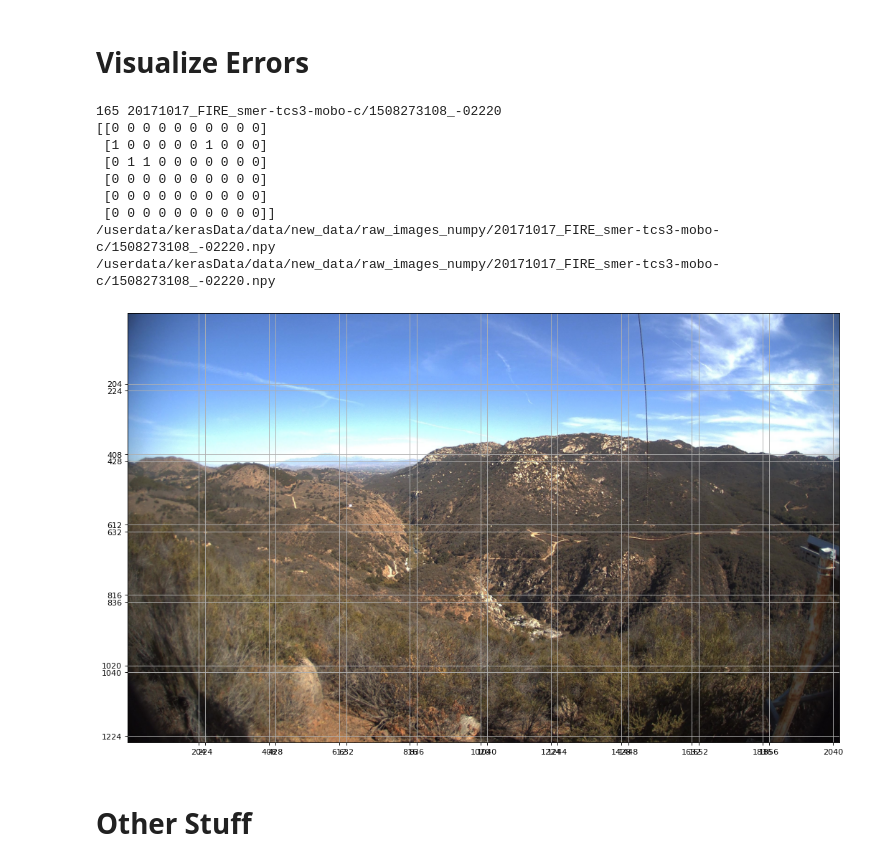
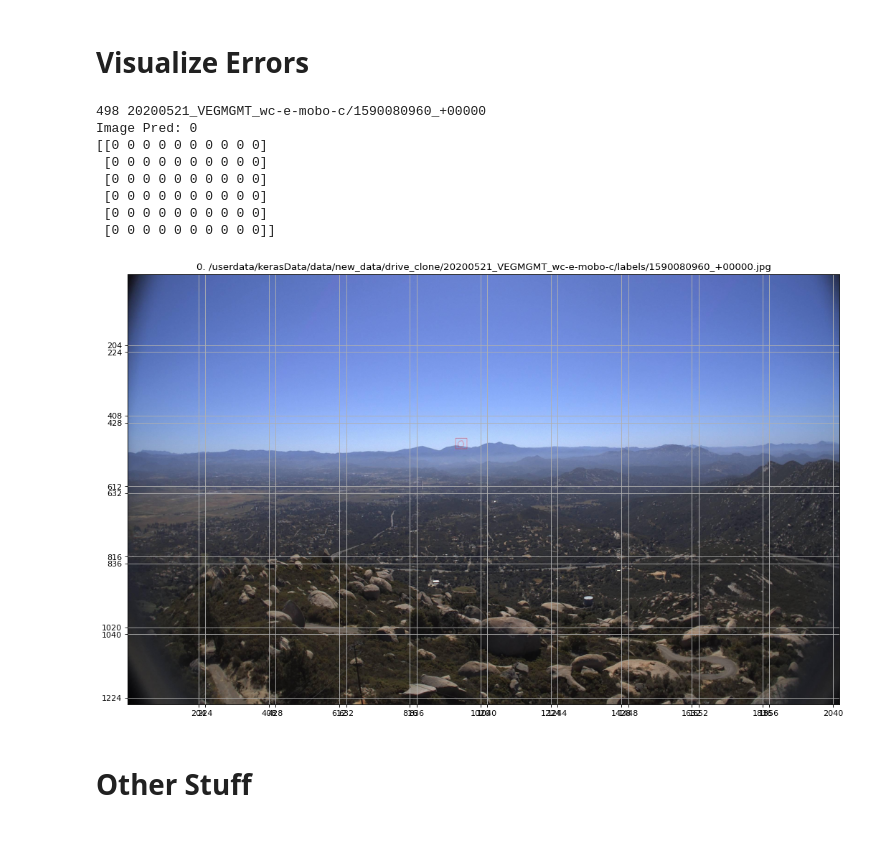
Before and after one commit to shreyasar2202/smoke-detection-smokeynet, a Jupyter notebook: visual_analysis.ipynb, the cells around one changed output. Saved outputs shown, nothing was run; the diff lists cells and outputs as text; code cells hidden in the pictures; blank space fills up the shorter version.

```diff
--- a/visual_analysis.ipynb
+++ b/visual_analysis.ipynb
@@ -112,59 +112,61 @@ def display_raw_labels(filename):
 # %% [markdown]
 # Visualize Errors
 # %%
-results_path = '/userdata/kerasData/src/pytorch-lightning-smoke-detection/lightning_logs/MobileNet_DeiT_LinearOutputs_ImagePreds/version_0/'
+results_path = '/userdata/kerasData/src/pytorch-lightning-smoke-detection/lightning_logs/MobileNet_LSTM_DeiT/version_0/'
 image_preds = np.loadtxt(results_path+'image_preds.csv', delimiter=',', dtype=str)
 
 
 for j, (image, image_pred) in enumerate(image_preds):
-    if j < 130: continue
+    if j < 460: continue
 
     # Skip correct image predictions
-    if int(image_pred) == util_fns.get_ground_truth_label(image): continue
+#     if int(image_pred) == util_fns.get_ground_truth_label(image): continue
+    # False Positives only
+#     if int(image_pred) != 1 or util_fns.get_ground_truth_label(image) != 0: continue
     # False Negatives only
-#     if int(image_pred) != 1 or util_fns.get_ground_truth_label(image) != 0: continue
-    # False Positives only
-#     if int(image_pred) != 0 or util_fns.get_ground_truth_label(image) != 1: continue
+    if int(image_pred) != 0 or util_fns.get_ground_truth_label(image) != 1: continue
+
+#     if (int(preds.sum()) > 0 and int(image_pred) > 0) or (int(preds.sum()) == 0 and int(image_pred) == 0): continue
 
     print(j, image)
+    print("Image Pred:", int(image_pred))
 
     # Save path variables
-    processed_path = processed_data_path+image+'.npy'
+    image_path = raw_data_path+image+'.jpg'
     label_path = labels_path+image+'.npy'
     label_image_path = raw_labels_path+util_fns.get_fire_name(image)+'/labels/'+util_fns.get_only_image_name(image)+'.jpg'
     tile_preds_path = results_path+'tile_preds/'+image+'.npy'
 
     # Load preds
     preds = np.load(tile_preds_path).reshape((num_tiles_height,num_tiles_width))
     print(preds)
 
     # Load gt labels (if not 0s)
     if Path(label_path).exists():
         labels = np.load(label_path)
         labels = cv2.resize(labels, (resize_dimensions[1],resize_dimensions[0]))[-crop_height:]
         labels = util_fns.tile_labels(labels, num_tiles_height, num_tiles_width, resize_dimensions, tile_dimensions, tile_overlap)
         labels = labels.sum((1,2))
         labels = labels.reshape((num_tiles_height,num_tiles_width))
         print(labels)
 
     # Load image
     if Path(label_image_path).exists():
         display_image(label_image_path)
-    elif Path(processed_path).exists():
-        display_image(processed_path)
+    elif Path(image_path).exists():
+        display_image(image_path)
 
     break
 # %% [output]
-165 20171017_FIRE_smer-tcs3-mobo-c/1508273108_-02220
+498 20200521_VEGMGMT_wc-e-mobo-c/1590080960_+00000
+Image Pred: 0
 [[0 0 0 0 0 0 0 0 0 0]
- [1 0 0 0 0 0 1 0 0 0]
- [0 1 1 0 0 0 0 0 0 0]
+ [0 0 0 0 0 0 0 0 0 0]
+ [0 0 0 0 0 0 0 0 0 0]
  [0 0 0 0 0 0 0 0 0 0]
  [0 0 0 0 0 0 0 0 0 0]
  [0 0 0 0 0 0 0 0 0 0]]
-/userdata/kerasData/data/new_data/raw_images_numpy/20171017_FIRE_smer-tcs3-mobo-c/1508273108_-02220.npy
-/userdata/kerasData/data/new_data/raw_images_numpy/20171017_FIRE_smer-tcs3-mobo-c/1508273108_-02220.npy
-[figure, old version]
+[figure, new version]
 # %% [markdown]
 # Other Stuff
 # %%
```
Also changed, not shown: 6 other files.
